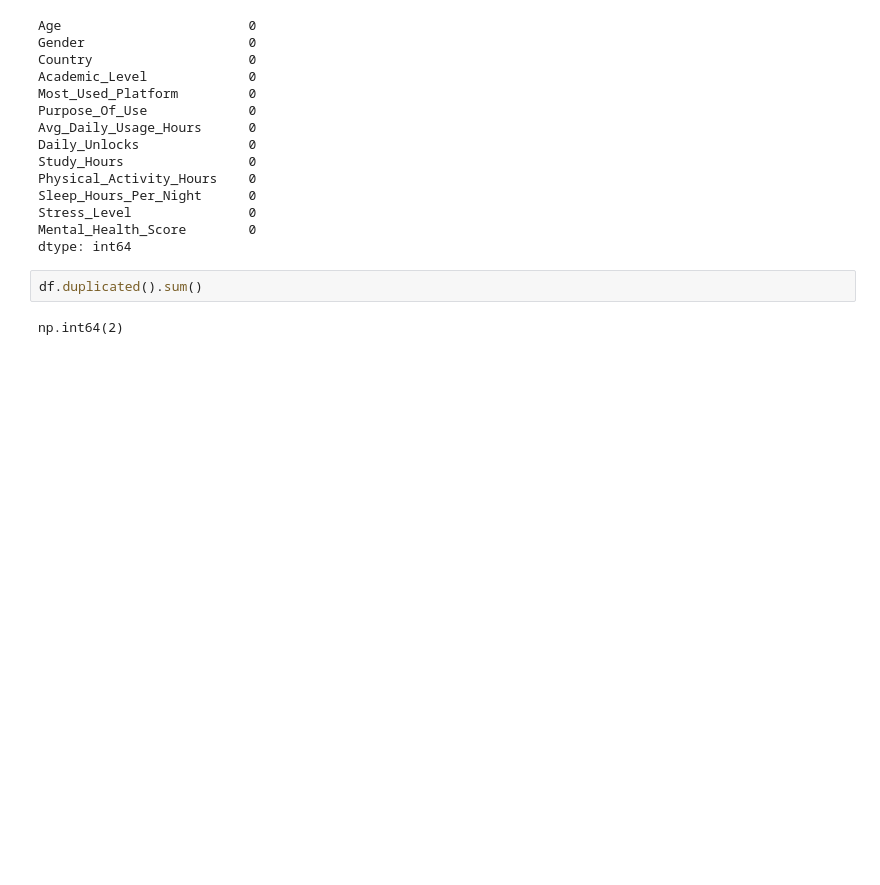
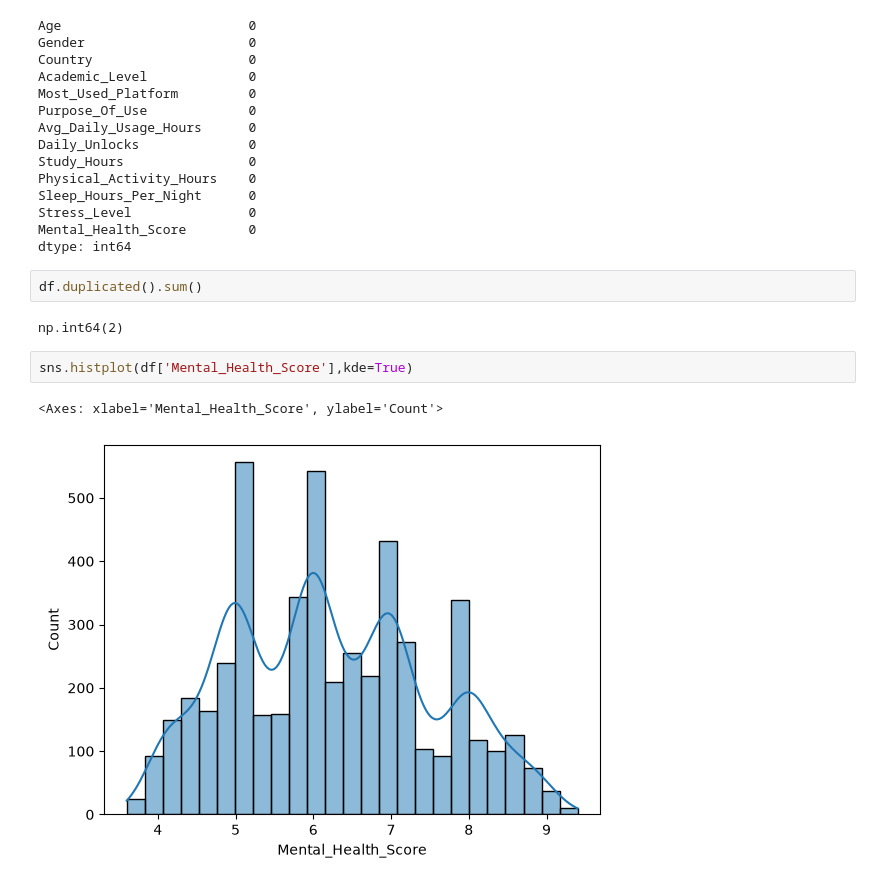
Before and after one commit to burhan-arshad/mental-health-prediction-by-social-media, a Jupyter notebook: project.ipynb, the cells around one changed output. Drawn from its saved outputs; the diff is of its cells as text; blank space fills up the shorter version.

```diff
--- a/project.ipynb
+++ b/project.ipynb
@@ -37,3 +37,8 @@ dtype: int64
 df.duplicated().sum()
 # %% [output]
 np.int64(2)
+# %%
+sns.histplot(df['Mental_Health_Score'],kde=True)
+# %% [output]
+<Axes: xlabel='Mental_Health_Score', ylabel='Count'>
+[figure, added]
```
Also changed, not shown: parts of 10 cells of this notebook, 1 other file.
